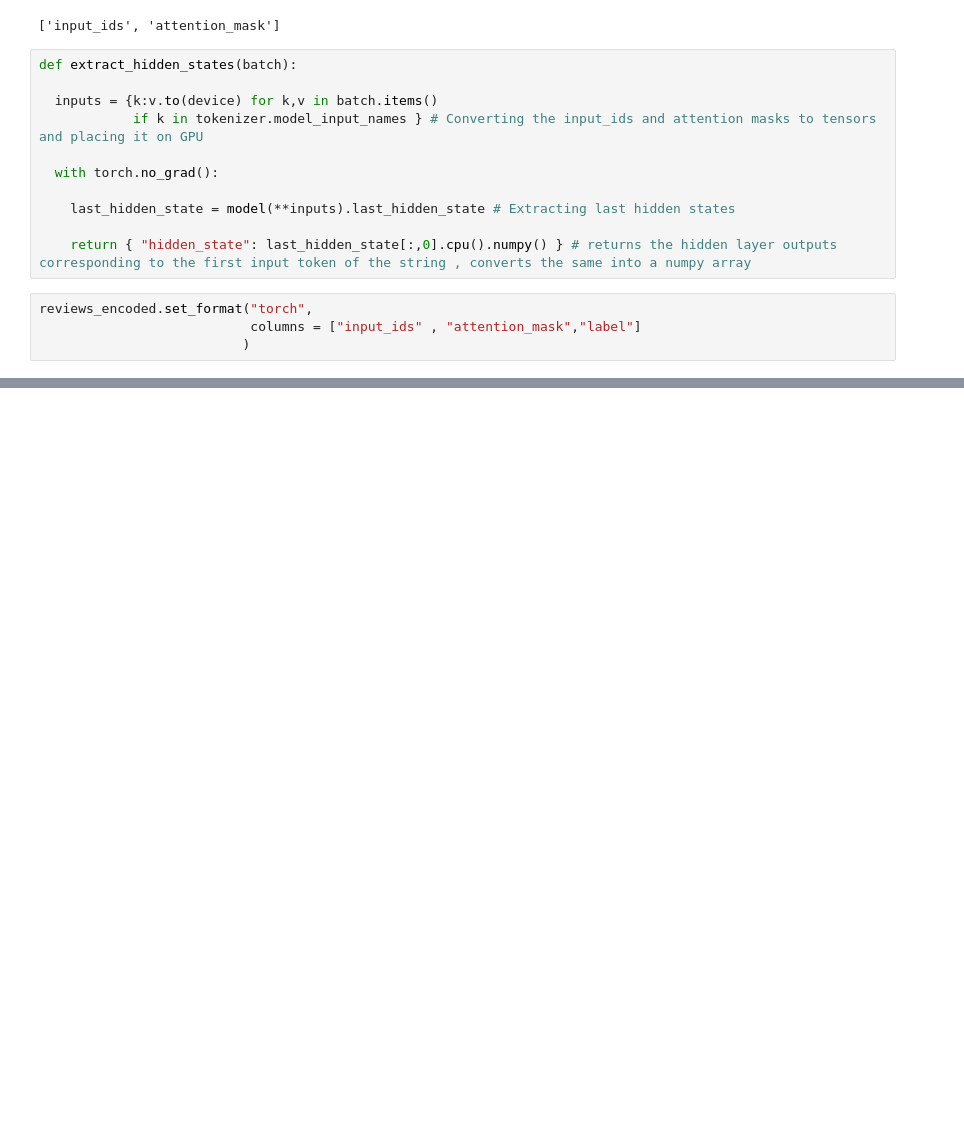
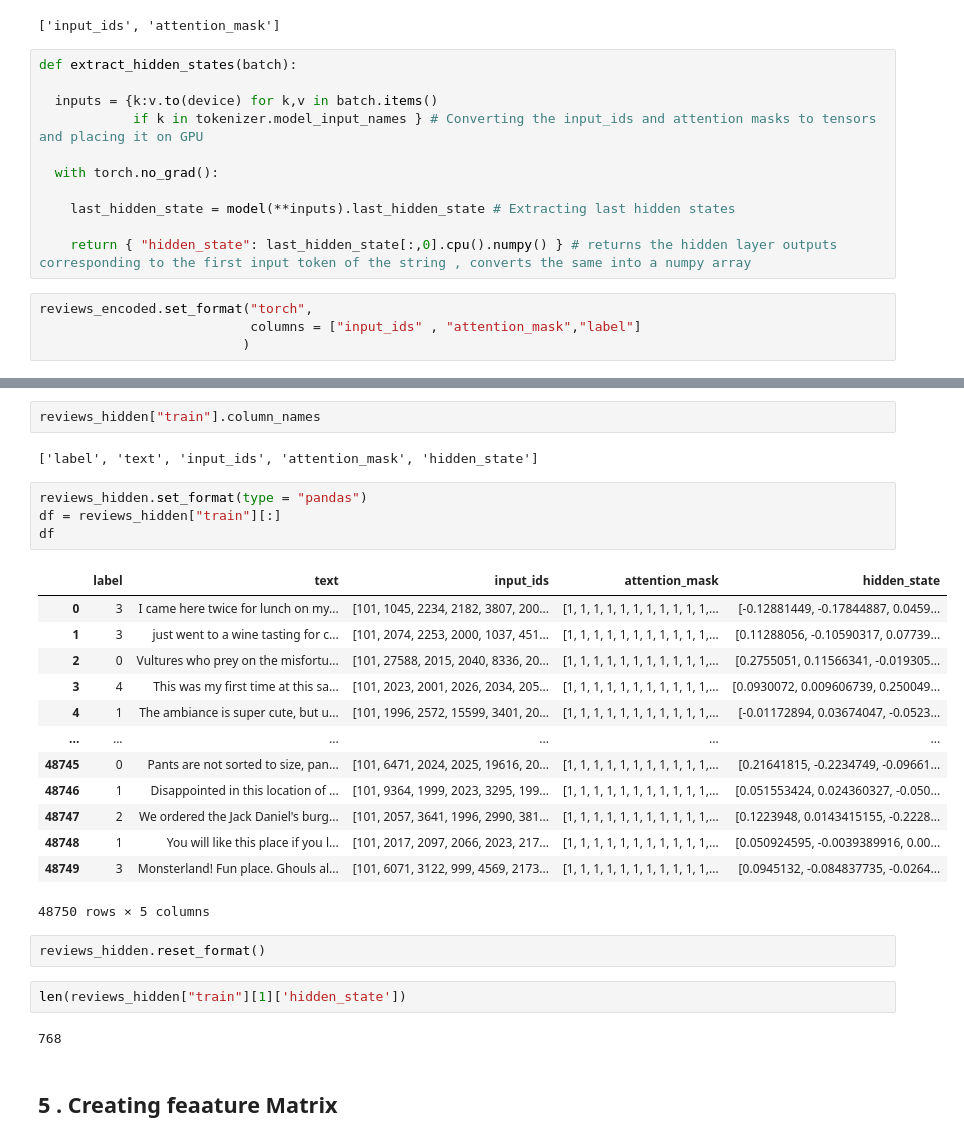
Before and after one commit to rama96/hugging-face, a Jupyter notebook: Chapter2_Text_Classification.ipynb, the cells around one changed output, grey strips where cells are left out. Cells and saved outputs as stored; diff of their text form; blank space fills up the shorter version.

```diff
--- a/Chapter2_Text_Classification.ipynb
+++ b/Chapter2_Text_Classification.ipynb
@@ -564,0 +627,30 @@ reviews_hidden.push_to_hub("Ramamurthi/yelp_reviews_encoded_hidden_outputs")
+# %%
+reviews_hidden["train"].column_names
+# %% [output]
+['label', 'text', 'input_ids', 'attention_mask', 'hidden_state']
+# %%
+reviews_hidden.set_format(type = "pandas")
+df = reviews_hidden["train"][:]
+df
+# %% [output]
+|  | label | text | input_ids | attention_mask | hidden_state |
+| 0 | 3 | I came here twice for lunch on my... | [101, 1045, 2234, 2182, 3807, 200... | [1, 1, 1, 1, 1, 1, 1, 1, 1, 1, 1,... | [-0.12881449, -0.17844887, 0.0459... |
+| 1 | 3 | just went to a wine tasting for c... | [101, 2074, 2253, 2000, 1037, 451... | [1, 1, 1, 1, 1, 1, 1, 1, 1, 1, 1,... | [0.11288056, -0.10590317, 0.07739... |
+| 2 | 0 | Vultures who prey on the misfortu... | [101, 27588, 2015, 2040, 8336, 20... | [1, 1, 1, 1, 1, 1, 1, 1, 1, 1, 1,... | [0.2755051, 0.11566341, -0.019305... |
+| 3 | 4 | This was my first time at this sa... | [101, 2023, 2001, 2026, 2034, 205... | [1, 1, 1, 1, 1, 1, 1, 1, 1, 1, 1,... | [0.0930072, 0.009606739, 0.250049... |
+| 4 | 1 | The ambiance is super cute, but u... | [101, 1996, 2572, 15599, 3401, 20... | [1, 1, 1, 1, 1, 1, 1, 1, 1, 1, 1,... | [-0.01172894, 0.03674047, -0.0523... |
+| ... | ... | ... | ... | ... | ... |
+| 48745 | 0 | Pants are not sorted to size, pan... | [101, 6471, 2024, 2025, 19616, 20... | [1, 1, 1, 1, 1, 1, 1, 1, 1, 1, 1,... | [0.21641815, -0.2234749, -0.09661... |
+| 48746 | 1 | Disappointed in this location of ... | [101, 9364, 1999, 2023, 3295, 199... | [1, 1, 1, 1, 1, 1, 1, 1, 1, 1, 1,... | [0.051553424, 0.024360327, -0.050... |
+| 48747 | 2 | We ordered the Jack Daniel's burg... | [101, 2057, 3641, 1996, 2990, 381... | [1, 1, 1, 1, 1, 1, 1, 1, 1, 1, 1,... | [0.1223948, 0.0143415155, -0.2228... |
+| 48748 | 1 | You will like this place if you l... | [101, 2017, 2097, 2066, 2023, 217... | [1, 1, 1, 1, 1, 1, 1, 1, 1, 1, 1,... | [0.050924595, -0.0039389916, 0.00... |
+| 48749 | 3 | Monsterland! Fun place. Ghouls al... | [101, 6071, 3122, 999, 4569, 2173... | [1, 1, 1, 1, 1, 1, 1, 1, 1, 1, 1,... | [0.0945132, -0.084837735, -0.0264... |
+48750 rows × 5 columns
+# %%
+reviews_hidden.reset_format()
+# %%
+len(reviews_hidden["train"][1]['hidden_state'])
+# %% [output]
+768
+# %% [markdown]
+## 5 . Creating feaature Matrix
```
Also changed, not shown: parts of 47 cells of this notebook.
